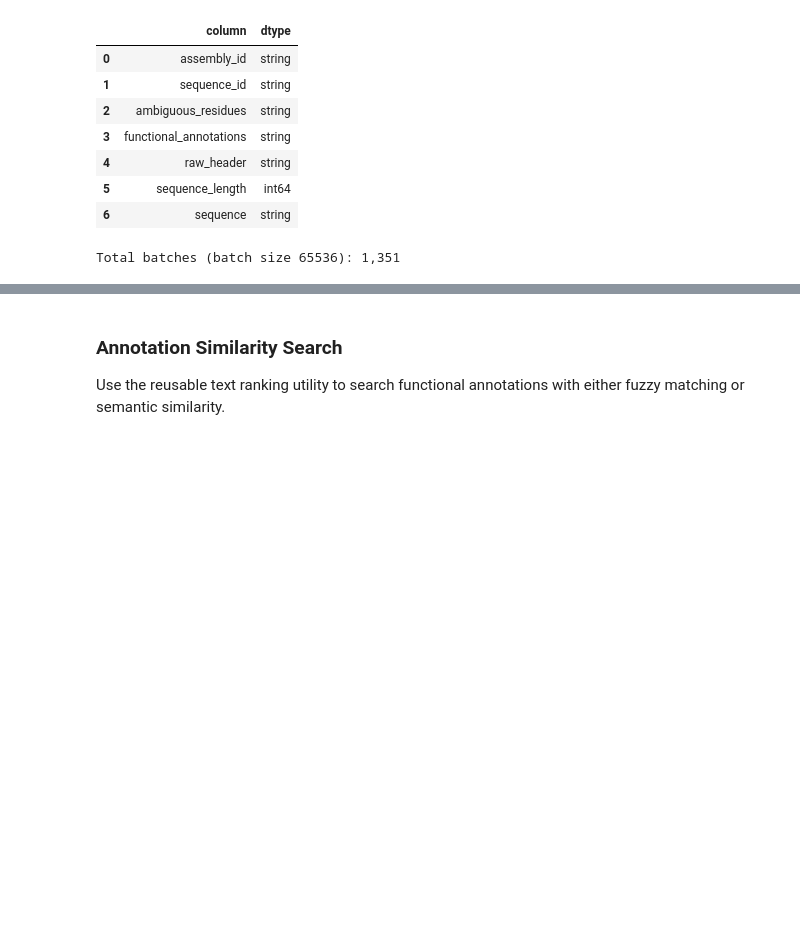
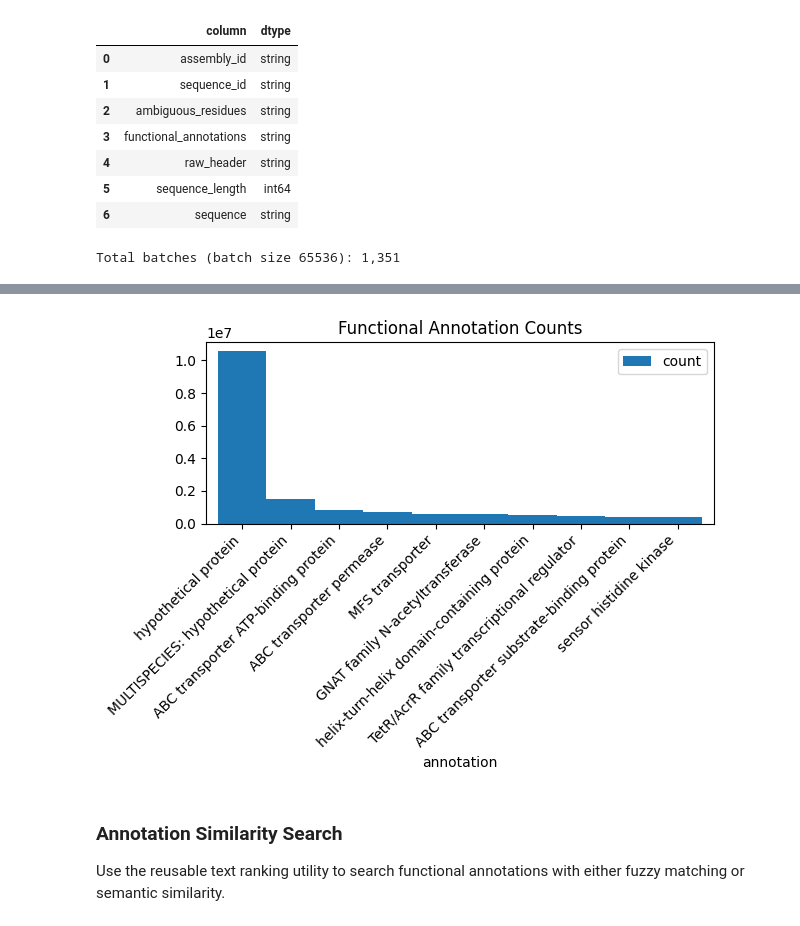
Before and after one commit to jayanta-banik/DNA-BERT, a Jupyter notebook: scripts/python/Tokenization.ipynb, the cells around one changed output, grey strips where cells are left out. Cells and saved outputs as stored; diff of their text form; code cells hidden in the pictures; blank space fills up the shorter version.

```diff
--- a/scripts/python/Tokenization.ipynb
+++ b/scripts/python/Tokenization.ipynb
@@ -109,15 +124,15 @@ print(f"Total batches (batch size {PARSE_BATCH_SIZE}): {TOTAL_BATCHES:,}")
 # %% [output]
 Total batches (batch size 65536): 1,351
 # %%
-# # find all unique functional_annotations and count their occurrences
-# annotation_counts = Counter()
+# find all unique functional_annotations and count their occurrences
+annotation_counts = Counter()
 
-# for batch in iter_dataset(protein_dataset, batch_size=PARSE_BATCH_SIZE, desc="Counting annotations"):
-#     df_batch = batch.to_pandas()
-#     annotation_counts.update(df_batch["functional_annotations"].explode())
+for batch in iter_dataset(protein_dataset, batch_size=PARSE_BATCH_SIZE, desc="Counting annotations"):
+    df_batch = batch.to_pandas()
+    annotation_counts.update(df_batch["functional_annotations"].explode())
 
-# annotation_counts_df = pd.DataFrame(annotation_counts.items(), columns=["annotation", "count"]).sort_values(by="count", ascending=False)
-# del annotation_counts
-# del df_batch
-# del batch
-# gc.collect()
+annotation_counts_df = pd.DataFrame(annotation_counts.items(), columns=["annotation", "count"]).sort_values(by="count", ascending=False)
+del annotation_counts
+del df_batch
+del batch
+gc.collect()
@@ -130,7 +160,9 @@ Total batches (batch size 65536): 1,351
 # %%
-# annotation_counts_df.head(10).plot(kind="bar", x="annotation", y="count", title="Functional Annotation Counts", width=1.0)
-# plt.xticks(rotation=45, ha="right")
-# plt.tight_layout()
+annotation_counts_df.head(10).plot(kind="bar", x="annotation", y="count", title="Functional Annotation Counts", width=1.0)
+plt.xticks(rotation=45, ha="right")
+plt.tight_layout()
+# %% [output]
+[figure, added]
 # %% [markdown]
 ### Annotation Similarity Search
 
```
Also changed, not shown: parts of 17 cells of this notebook, 5 other files.
